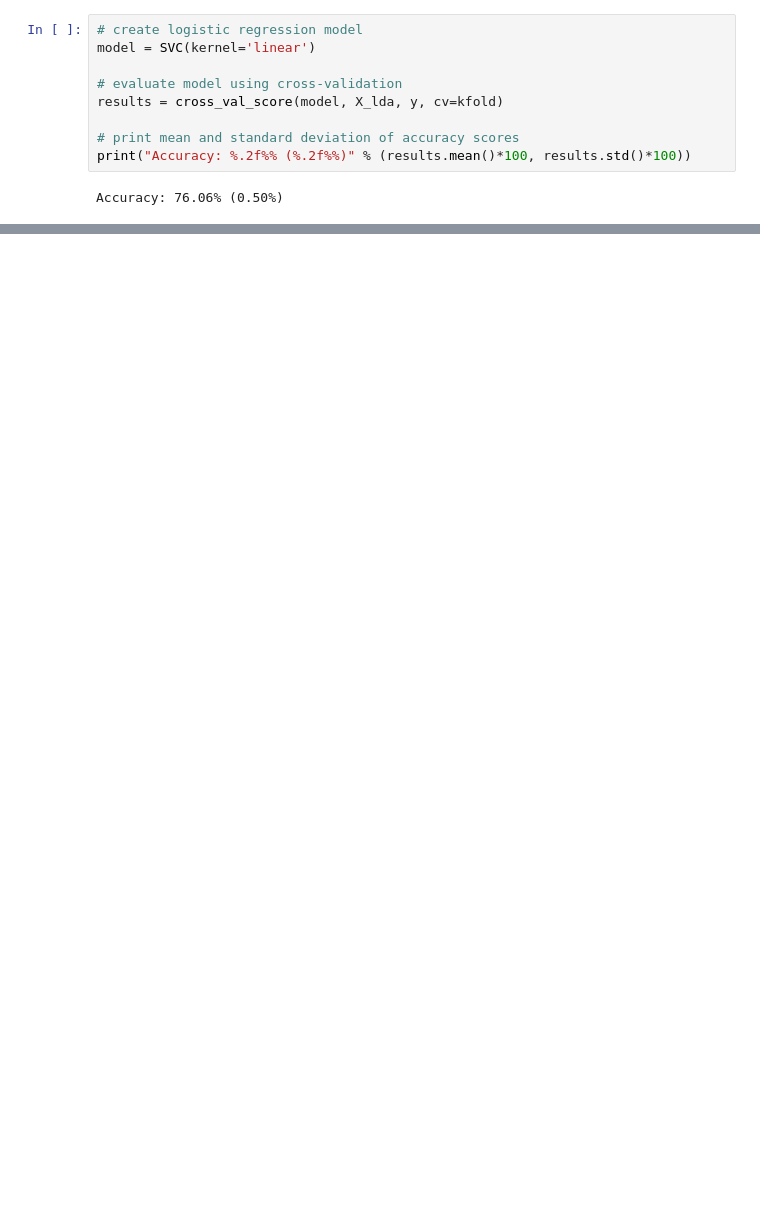
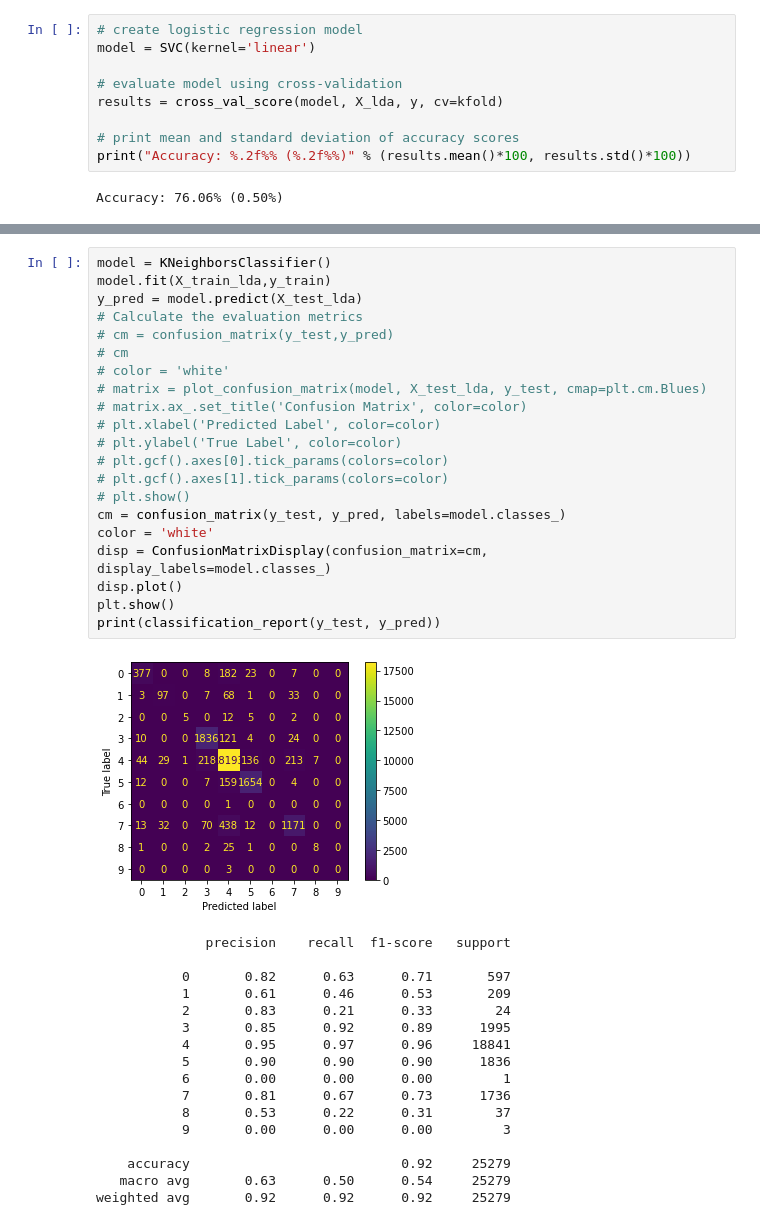
Before and after one commit to Ms850446/beats-arrythmia, a Jupyter notebook: Applying_models.ipynb, the cells around one changed output, grey strips where cells are left out. Drawn from its saved outputs; the diff is of its cells as text; blank space fills up the shorter version.

```diff
--- a/Applying_models.ipynb
+++ b/Applying_models.ipynb
@@ -392,0 +403,39 @@ F1 score = 0.94
+# %%
+model = KNeighborsClassifier()
+model.fit(X_train_lda,y_train)
+y_pred = model.predict(X_test_lda)
+# Calculate the evaluation metrics
+# cm = confusion_matrix(y_test,y_pred)
+# cm
+# color = 'white'
+# matrix = plot_confusion_matrix(model, X_test_lda, y_test, cmap=plt.cm.Blues)
+# matrix.ax_.set_title('Confusion Matrix', color=color)
+# plt.xlabel('Predicted Label', color=color)
+# plt.ylabel('True Label', color=color)
+# plt.gcf().axes[0].tick_params(colors=color)
+# plt.gcf().axes[1].tick_params(colors=color)
+# plt.show()
+cm = confusion_matrix(y_test, y_pred, labels=model.classes_)
+color = 'white'
+disp = ConfusionMatrixDisplay(confusion_matrix=cm, display_labels=model.classes_)
+disp.plot()
+plt.show()
+print(classification_report(y_test, y_pred))
+# %% [output]
+[figure, added]
+              precision    recall  f1-score   support
+
+           0       0.82      0.63      0.71       597
+           1       0.61      0.46      0.53       209
+           2       0.83      0.21      0.33        24
+           3       0.85      0.92      0.89      1995
+           4       0.95      0.97      0.96     18841
+           5       0.90      0.90      0.90      1836
+           6       0.00      0.00      0.00         1
+           7       0.81      0.67      0.73      1736
+           8       0.53      0.22      0.31        37
+           9       0.00      0.00      0.00         3
+
+    accuracy                           0.92     25279
+   macro avg       0.63      0.50      0.54     25279
+weighted avg       0.92      0.92      0.92     25279
```
Also changed, not shown: parts of 12 cells of this notebook.
